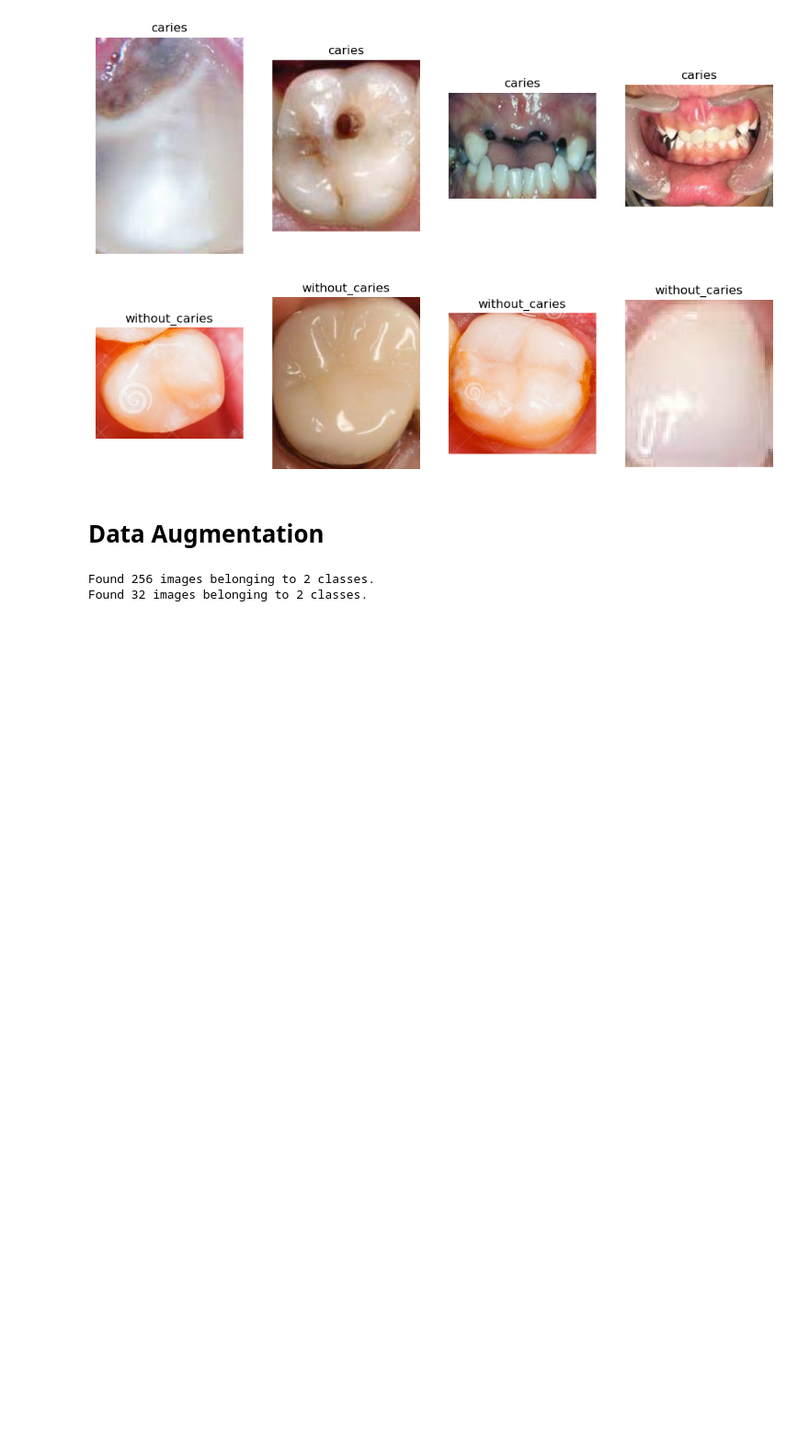
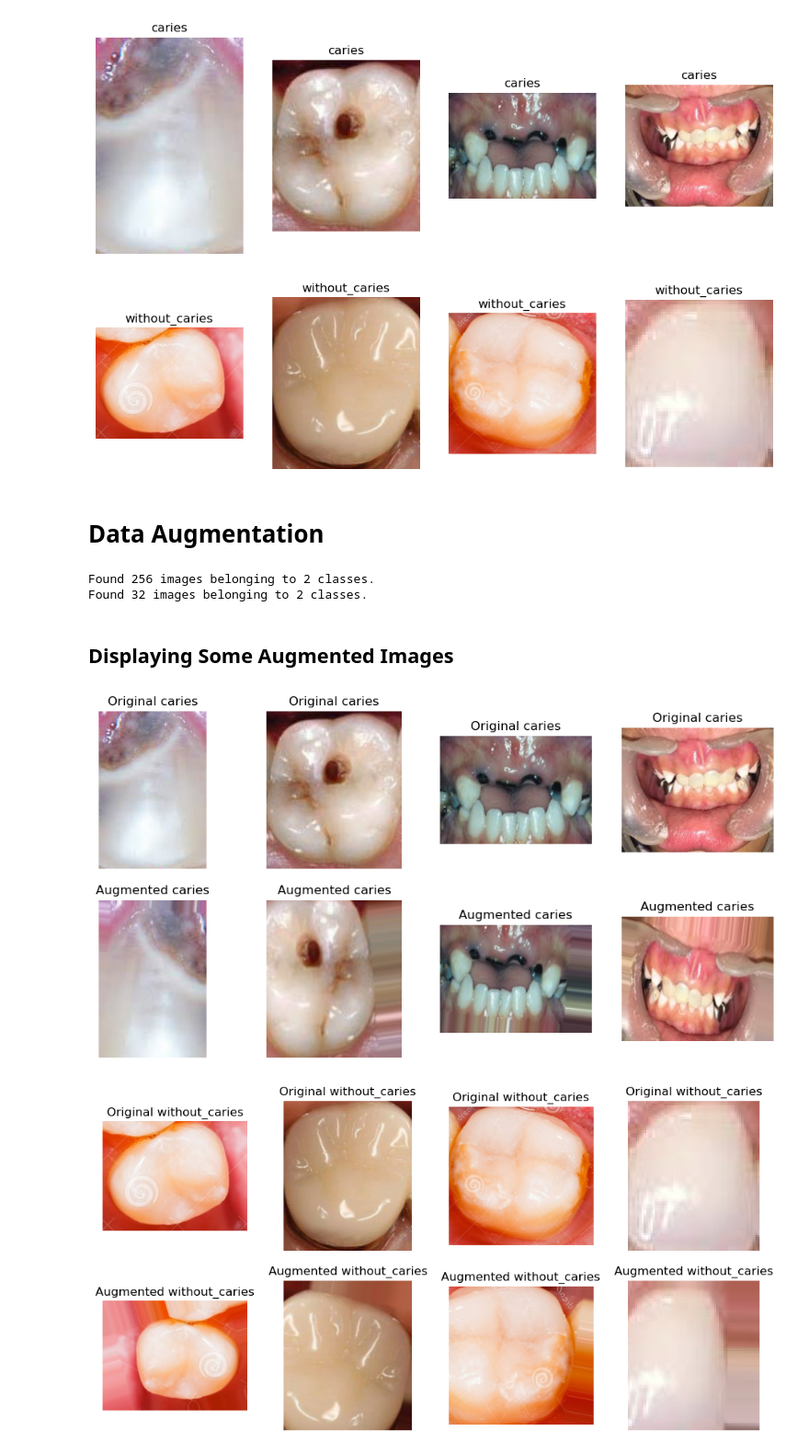
Before and after one commit to shahraizzargham1123/caries-detection, a Jupyter notebook: caries-detection.ipynb, the cells around one changed output. Shown at 92% size. Cells and saved outputs as stored; diff of their text form; code cells hidden in the pictures; blank space fills up the shorter version.

Commit message:
feat: add augmented image visualization

```diff
--- a/caries-detection.ipynb
+++ b/caries-detection.ipynb
@@ -166,3 +166,40 @@ test_generator = test_datagen.flow_from_directory(
 # %% [output]
 Found 256 images belonging to 2 classes.
 Found 32 images belonging to 2 classes.
+# %% [markdown]
+## Displaying Some Augmented Images
+# %%
+def display_augmented_images(class_name, directory, generator):
+    plt.figure(figsize=(12, 6))
+    for i in range(4):
+        original_image_path = os.path.join(directory, class_name, os.listdir(os.path.join(directory, class_name))[i])
+        original_img = Image.open(original_image_path)
+
+        # Convert PIL Image to NumPy array
+        original_array = np.array(original_img)
+
+        # Apply random transformation to the NumPy array
+        augmented_array = generator.random_transform(original_array)
+
+        augmented_img = Image.fromarray(augmented_array)
+
+        plt.subplot(2, 4, i + 1)
+        plt.imshow(original_img)
+        plt.title(f'Original {class_name}')
+        plt.axis('off')
+
+        plt.subplot(2, 4, i + 5)
+        plt.imshow(augmented_img)
+        plt.title(f'Augmented {class_name}')
+        plt.axis('off')
+
+    plt.show()
+
+# Display augmented images for 'caries' class
+display_augmented_images('caries', train_dir, train_datagen)
+
+# Display augmented images for 'no_caries' class
+display_augmented_images('without_caries', train_dir, train_datagen)
+# %% [output]
+[figure, added]
+[figure, added]
```
